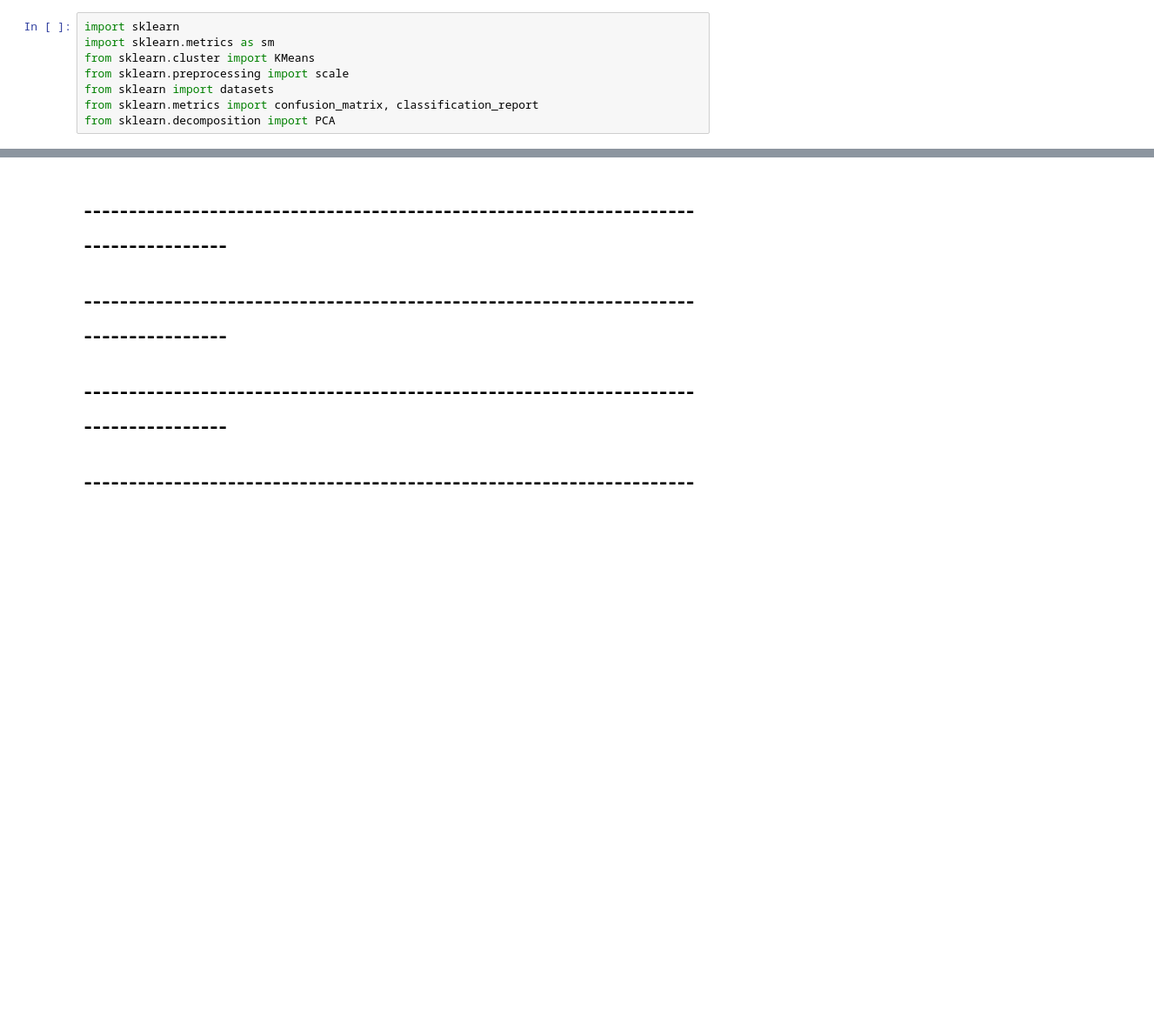
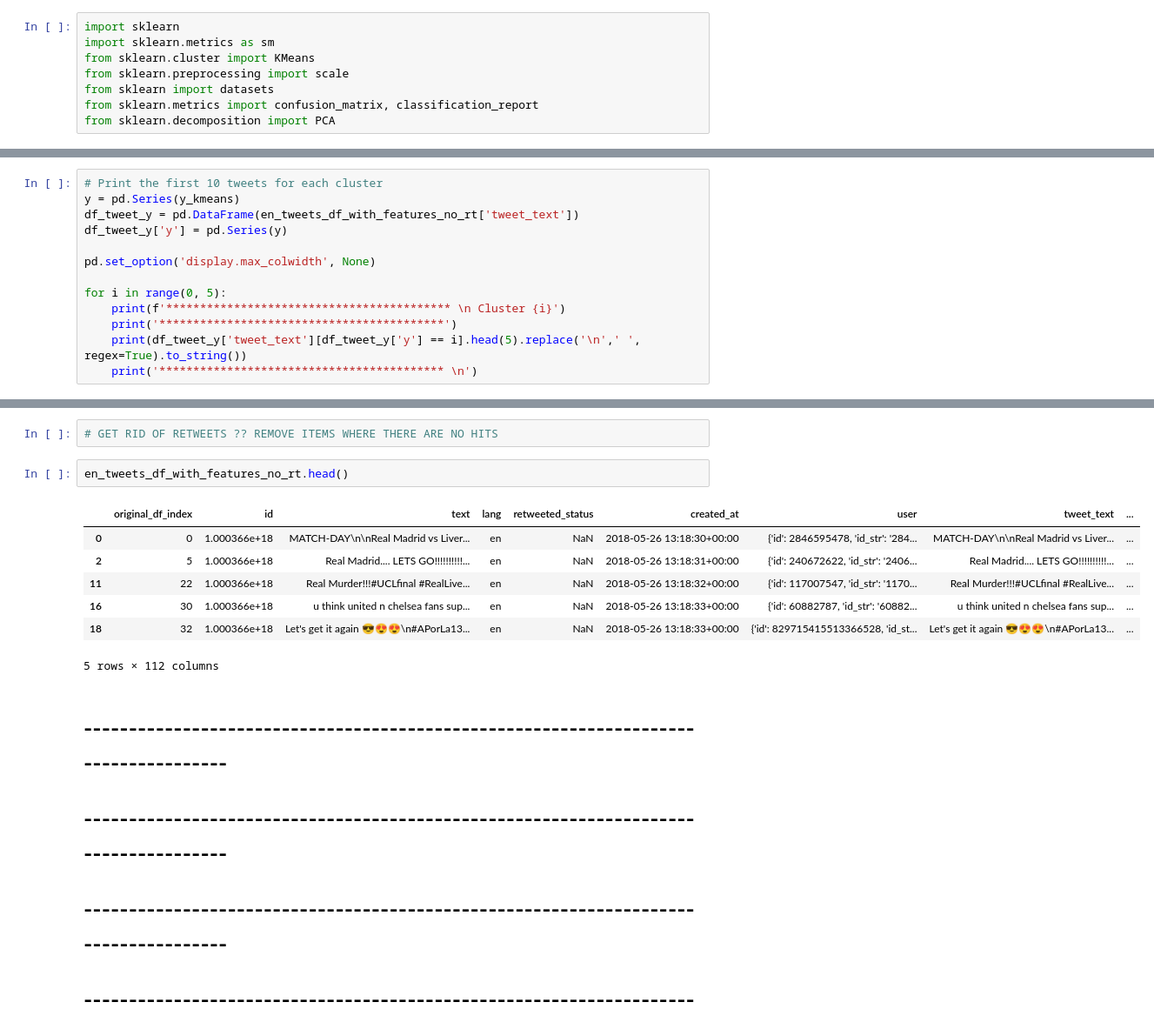
Before and after one commit to jb-0/football-prediction, a Jupyter notebook: nlp-rea-v-liv-2018.ipynb, the cells around one changed output, grey strips where cells are left out. Shown: that part at 87% size. Cells and saved outputs as stored; diff of their text form; blank space fills up the shorter version.

```diff
--- a/nlp-rea-v-liv-2018.ipynb
+++ b/nlp-rea-v-liv-2018.ipynb
@@ -164,0 +173,13 @@ plt.show()
+# %%
+# Print the first 10 tweets for each cluster
+y = pd.Series(y_kmeans)
+df_tweet_y = pd.DataFrame(en_tweets_df_with_features_no_rt['tweet_text'])
+df_tweet_y['y'] = pd.Series(y)
+
+pd.set_option('display.max_colwidth', None)
+
+for i in range(0, 5):
+    print(f'****************************************** \n Cluster {i}')
+    print('******************************************')
+    print(df_tweet_y['tweet_text'][df_tweet_y['y'] == i].head(5).replace('\n',' ', regex=True).to_string())
+    print('****************************************** \n')
@@ -165,3 +204,15 @@ plt.show()
+# %%
+# GET RID OF RETWEETS ?? REMOVE ITEMS WHERE THERE ARE NO HITS
+# %%
+en_tweets_df_with_features_no_rt.head()
+# %% [output]
+|  | original_df_index | id | text | lang | retweeted_status | created_at | user | tweet_text | ... |
+| 0 | 0 | 1.000366e+18 | MATCH-DAY\n\nReal Madrid vs Liver... | en | NaN | 2018-05-26 13:18:30+00:00 | {'id': 2846595478, 'id_str': '284... | MATCH-DAY\n\nReal Madrid vs Liver... | ... |
+| 2 | 5 | 1.000366e+18 | Real Madrid.... LETS GO!!!!!!!!!!... | en | NaN | 2018-05-26 13:18:31+00:00 | {'id': 240672622, 'id_str': '2406... | Real Madrid.... LETS GO!!!!!!!!!!... | ... |
+| 11 | 22 | 1.000366e+18 | Real Murder!!!#UCLfinal #RealLive... | en | NaN | 2018-05-26 13:18:32+00:00 | {'id': 117007547, 'id_str': '1170... | Real Murder!!!#UCLfinal #RealLive... | ... |
+| 16 | 30 | 1.000366e+18 | u think united n chelsea fans sup... | en | NaN | 2018-05-26 13:18:33+00:00 | {'id': 60882787, 'id_str': '60882... | u think united n chelsea fans sup... | ... |
+| 18 | 32 | 1.000366e+18 | Let's get it again 😎😍😍\n#APorLa13... | en | NaN | 2018-05-26 13:18:33+00:00 | {'id': 829715415513366528, 'id_st... | Let's get it again 😎😍😍\n#APorLa13... | ... |
+5 rows × 112 columns
 # %% [markdown]
 # ------------------------------------------------------------------------------------
 # ------------------------------------------------------------------------------------
```
Also changed, not shown: parts of 9 cells of this notebook.
